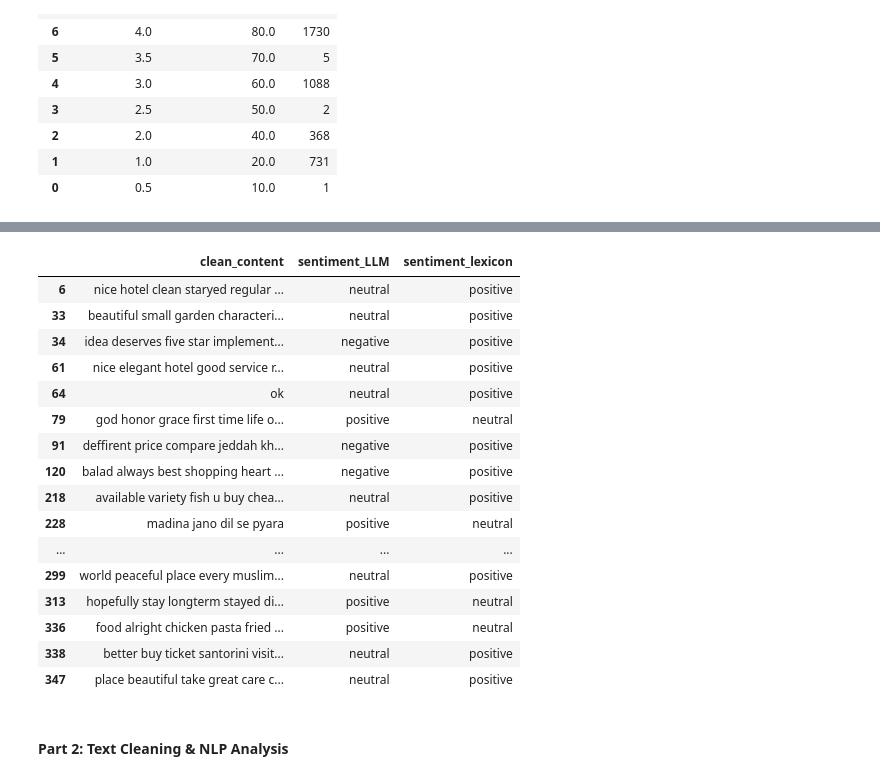
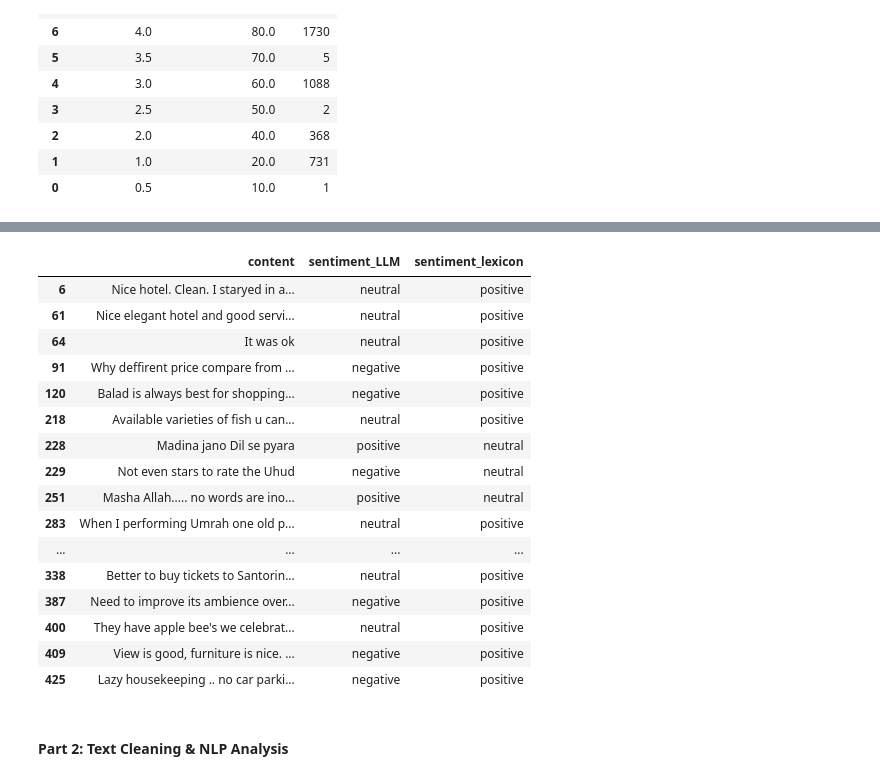
Before and after one commit to jadkrisht98/NLP_Project, a Jupyter notebook: Final_Notebook.ipynb, the cells around one changed output, grey strips where cells are left out. Saved outputs shown, nothing was run; the diff lists cells and outputs as text; code cells hidden in the pictures.

```diff
--- a/Final_Notebook.ipynb
+++ b/Final_Notebook.ipynb
@@ -460,24 +460,24 @@ plt.show()
 # %%
 #Manually comparison when 2 mehods disagree for English reviews only
-final_df[(final_df['language'] == 'eng') & (final_df['sentiment_LLM'] != final_df['sentiment_lexicon'])][['clean_content', 'sentiment_LLM', 'sentiment_lexicon']].head(20)
+final_df[(final_df['language'] == 'eng') & (final_df['sentiment_LLM'] != final_df['sentiment_lexicon'])][['content', 'sentiment_LLM', 'sentiment_lexicon']].head(20)
 # %% [output]
-|  | clean_content | sentiment_LLM | sentiment_lexicon |
-| 6 | nice hotel clean staryed regular ... | neutral | positive |
-| 33 | beautiful small garden characteri... | neutral | positive |
-| 34 | idea deserves five star implement... | negative | positive |
-| 61 | nice elegant hotel good service r... | neutral | positive |
-| 64 | ok | neutral | positive |
-| 79 | god honor grace first time life o... | positive | neutral |
-| 91 | deffirent price compare jeddah kh... | negative | positive |
-| 120 | balad always best shopping heart ... | negative | positive |
-| 218 | available variety fish u buy chea... | neutral | positive |
-| 228 | madina jano dil se pyara | positive | neutral |
+|  | content | sentiment_LLM | sentiment_lexicon |
+| 6 | Nice hotel. Clean. I staryed in a... | neutral | positive |
+| 61 | Nice elegant hotel and good servi... | neutral | positive |
+| 64 | It was ok | neutral | positive |
+| 91 | Why deffirent price compare from ... | negative | positive |
+| 120 | Balad is always best for shopping... | negative | positive |
+| 218 | Available varieties of fish u can... | neutral | positive |
+| 228 | Madina jano Dil se pyara | positive | neutral |
+| 229 | Not even stars to rate the Uhud | negative | neutral |
+| 251 | Masha Allah..... no words are ino... | positive | neutral |
+| 283 | When I performing Umrah one old p... | neutral | positive |
 | ... | ... | ... | ... |
-| 299 | world peaceful place every muslim... | neutral | positive |
-| 313 | hopefully stay longterm stayed di... | positive | neutral |
-| 336 | food alright chicken pasta fried ... | positive | neutral |
-| 338 | better buy ticket santorini visit... | neutral | positive |
-| 347 | place beautiful take great care c... | neutral | positive |
+| 338 | Better to buy tickets to Santorin... | neutral | positive |
+| 387 | Need to improve its ambience over... | negative | positive |
+| 400 | They have apple bee's we celebrat... | neutral | positive |
+| 409 | View is good, furniture is nice. ... | negative | positive |
+| 425 | Lazy housekeeping .. no car parki... | negative | positive |
 # %% [markdown]
 #### Part 2: Text Cleaning & NLP Analysis
 # %%
```
Also changed, not shown: parts of 13 cells of this notebook, 1 other file.
